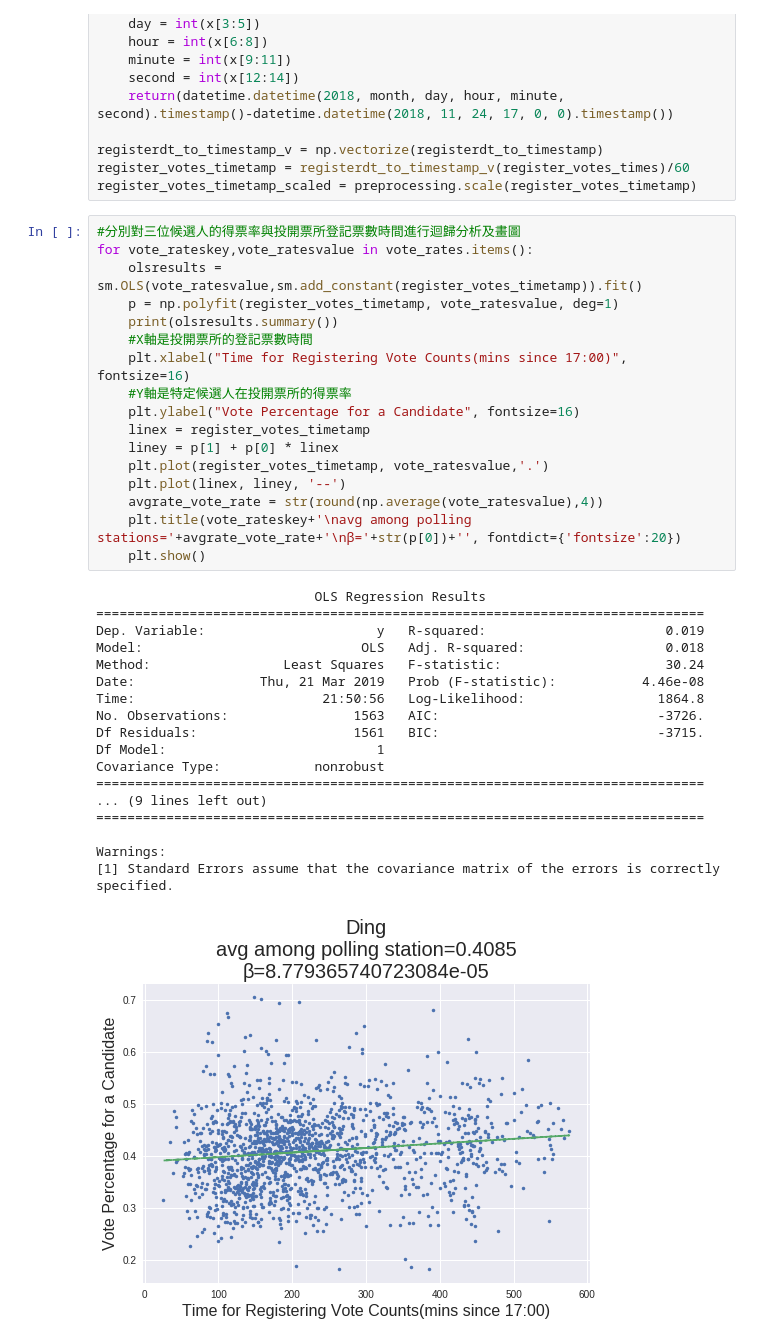
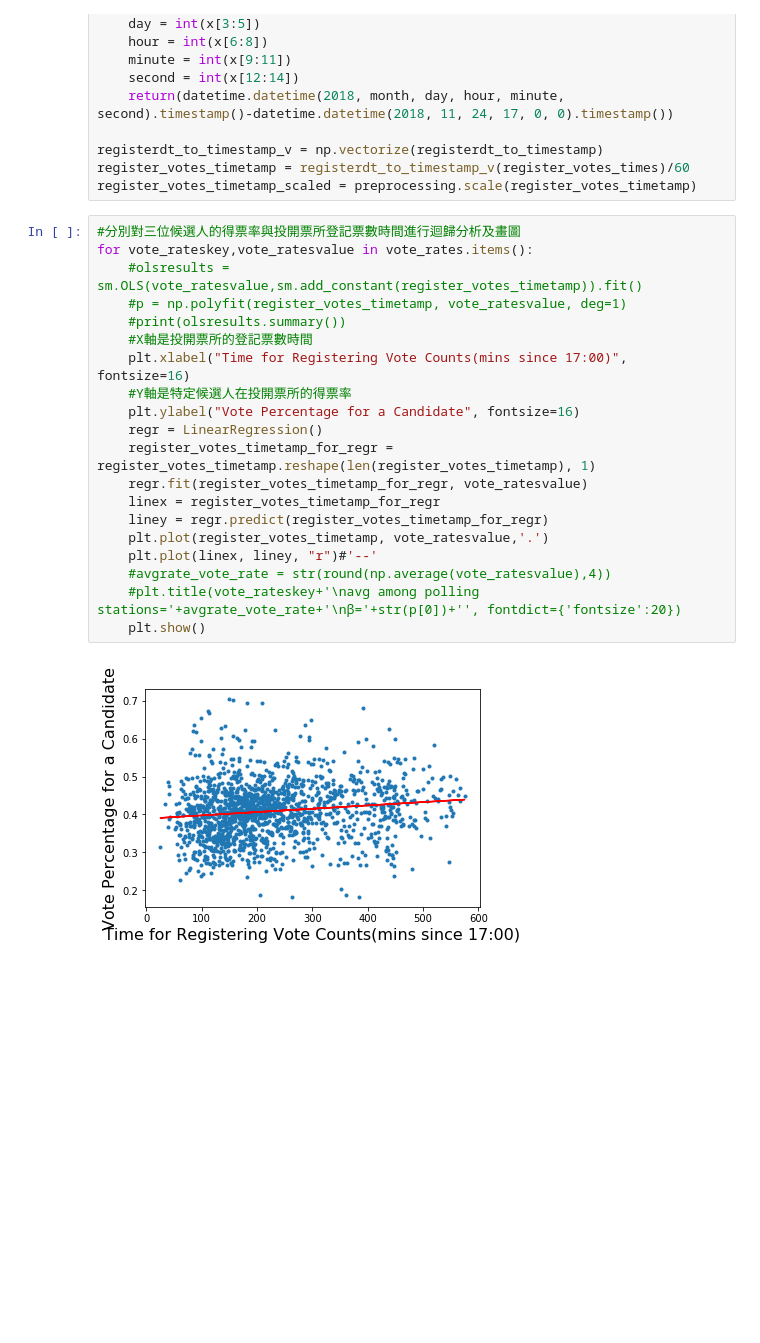
Before and after one commit to tingjhenjiang/python_ML_ntu_spring2019, a Jupyter notebook: wk5_regression_application.ipynb, the cells around one changed output. Drawn from its saved outputs; the diff is of its cells as text; blank space fills up the shorter version.

```diff
--- a/wk5_regression_application.ipynb
+++ b/wk5_regression_application.ipynb
@@ -82,36 +83,22 @@ register_votes_timetamp_scaled = preprocessing.scale(register_votes_timetamp)
 # %%
 #分別對三位候選人的得票率與投開票所登記票數時間進行迴歸分析及畫圖
 for vote_rateskey,vote_ratesvalue in vote_rates.items():
-    olsresults = sm.OLS(vote_ratesvalue,sm.add_constant(register_votes_timetamp)).fit()
-    p = np.polyfit(register_votes_timetamp, vote_ratesvalue, deg=1)
-    print(olsresults.summary())
+    #olsresults = sm.OLS(vote_ratesvalue,sm.add_constant(register_votes_timetamp)).fit()
+    #p = np.polyfit(register_votes_timetamp, vote_ratesvalue, deg=1)
+    #print(olsresults.summary())
     #X軸是投開票所的登記票數時間
     plt.xlabel("Time for Registering Vote Counts(mins since 17:00)", fontsize=16)
     #Y軸是特定候選人在投開票所的得票率
     plt.ylabel("Vote Percentage for a Candidate", fontsize=16)
-    linex = register_votes_timetamp
-    liney = p[1] + p[0] * linex
+    regr = LinearRegression()
+    register_votes_timetamp_for_regr = register_votes_timetamp.reshape(len(register_votes_timetamp), 1)
+    regr.fit(register_votes_timetamp_for_regr, vote_ratesvalue)
+    linex = register_votes_timetamp_for_regr
+    liney = regr.predict(register_votes_timetamp_for_regr)
     plt.plot(register_votes_timetamp, vote_ratesvalue,'.')
-    plt.plot(linex, liney, '--')
-    avgrate_vote_rate = str(round(np.average(vote_ratesvalue),4))
-    plt.title(vote_rateskey+'\navg among polling stations='+avgrate_vote_rate+'\nβ='+str(p[0])+'', fontdict={'fontsize':20})
+    plt.plot(linex, liney, "r")#'--'
+    #avgrate_vote_rate = str(round(np.average(vote_ratesvalue),4))
+    #plt.title(vote_rateskey+'\navg among polling stations='+avgrate_vote_rate+'\nβ='+str(p[0])+'', fontdict={'fontsize':20})
     plt.show()
 # %% [output]
-                            OLS Regression Results
-==============================================================================
-Dep. Variable:                      y   R-squared:                       0.019
-Model:                            OLS   Adj. R-squared:                  0.018
-Method:                 Least Squares   F-statistic:                     30.24
-Date:                Thu, 21 Mar 2019   Prob (F-statistic):           4.46e-08
-Time:                        21:50:56   Log-Likelihood:                 1864.8
-No. Observations:                1563   AIC:                            -3726.
-Df Residuals:                    1561   BIC:                            -3715.
-Df Model:                           1
-Covariance Type:            nonrobust
-==============================================================================
-... (9 lines left out)
-==============================================================================
-
-Warnings:
-[1] Standard Errors assume that the covariance matrix of the errors is correctly specified.
-[figure, old version]
+[figure, new version]
```
Also changed, not shown: parts of 2 cells of this notebook.
